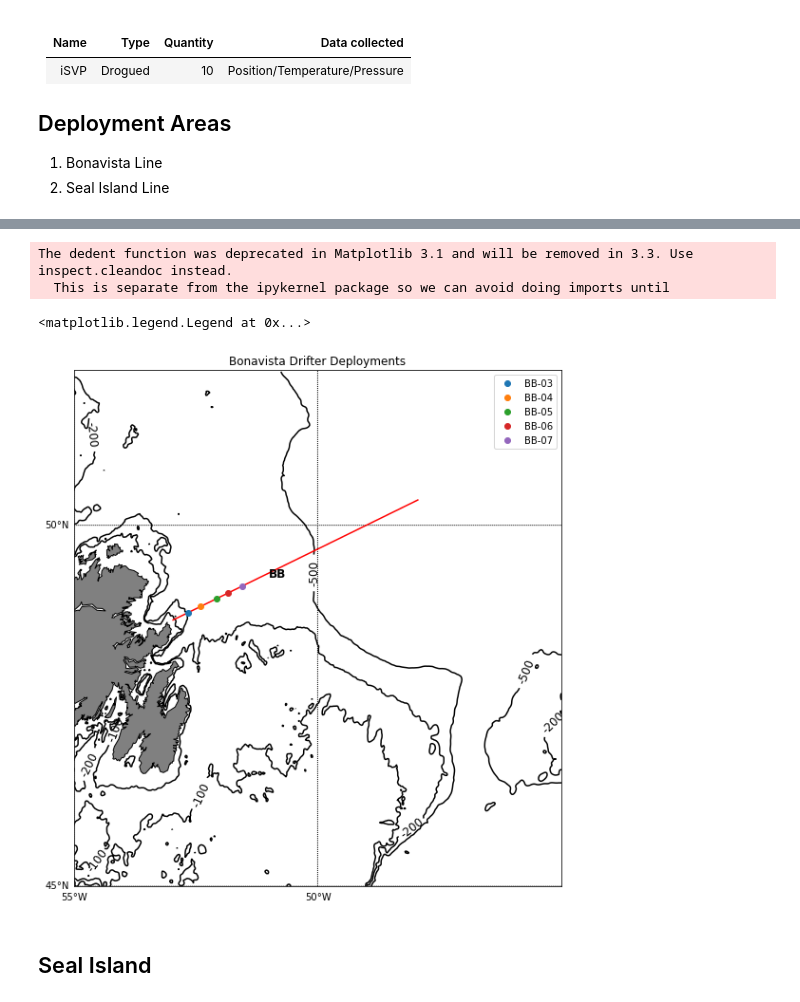
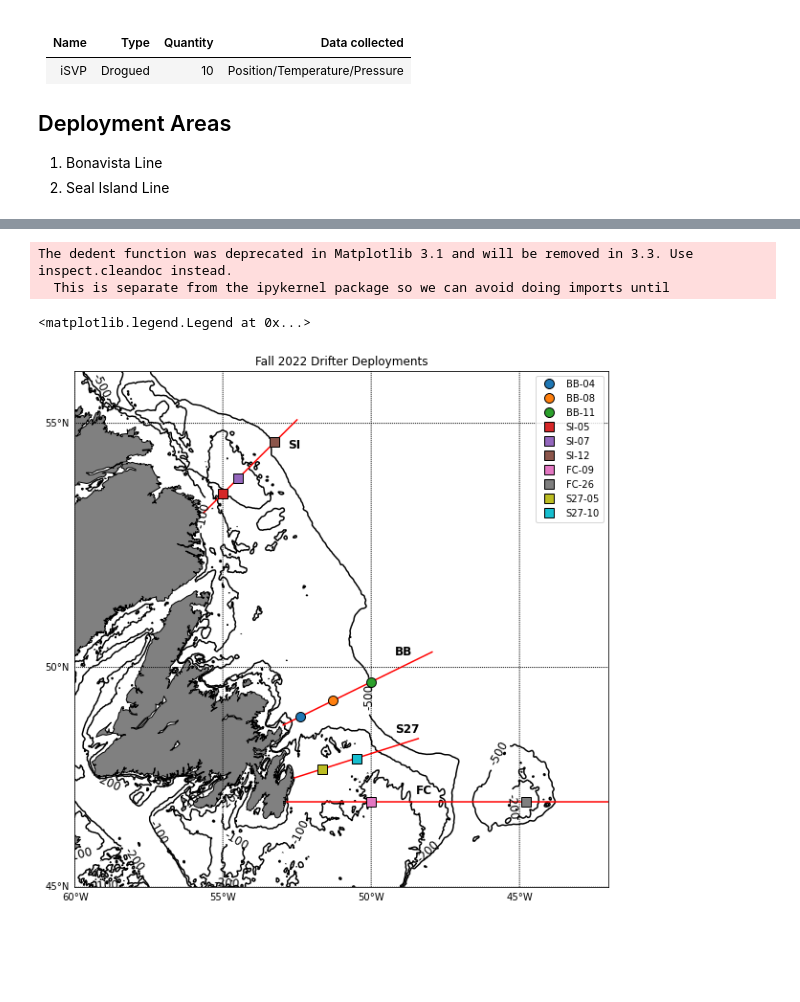
Before and after one commit to nsoontie/ocn_nav, a Jupyter notebook: notebooks/drifters/FallAZMP2022/Fall 2022 AZMP Drifter Deployment Plan.ipynb, the cells around one changed output, grey strips where cells are left out. Cells and saved outputs as stored; diff of their text form; code cells hidden in the pictures; blank space fills up the shorter version.

```diff
--- a/notebooks/drifters/FallAZMP2022/Fall 2022 AZMP Drifter Deployment Plan.ipynb
+++ b/notebooks/drifters/FallAZMP2022/Fall 2022 AZMP Drifter Deployment Plan.ipynb
@@ -31,9 +31,9 @@ import xarray as xr
 %matplotlib inline
 # %%
 lat_min=45
-lon_min=-55
-lat_max=52
-lon_max=-45
+lon_min=-60
+lat_max=56
+lon_max=-42
 # %%
 # Glorys climatology
 f='/ocean/handres/glorys12/Allvars_glorys12_1993-2018_daily10.nc'
@@ -85,7 +85,7 @@ def plot_stations(bmap,ax,stations):
             marker='o'
         else:
             marker = 's'
-        bmap.plot(x,y,marker, label=station)
+        bmap.plot(x,y,marker, label=station, markeredgecolor='k',markersize=10)
 # %%
 def plot_bathymetry(bmap, ax, etopo):
     lons = etopo.x.values
@@ -130,16 +158,17 @@ The dedent function was deprecated in Matplotlib 3.1 and will be removed in 3.3.
 # %%
 fig, ax = plt.subplots(1,1,figsize=(10,10))
 bmap = plot_map(ax)
 plot_transects(bmap, ax, transects)
 plot_stations(bmap, ax, stations)
 plot_bathymetry(bmap, ax, esel)
-ax.text(0.4,0.6, 'BB', fontsize=12,color='k', transform=ax.transAxes,fontweight='bold')
-ax.set_title('Bonavista Drifter Deployments')
-ax.legend()
+ax.text(0.6,0.45, 'BB', fontsize=12,color='k', transform=ax.transAxes,fontweight='bold')
+ax.text(0.4,0.85, 'SI', fontsize=12,color='k', transform=ax.transAxes,fontweight='bold')
+ax.text(0.64,0.18, 'FC', fontsize=12,color='k', transform=ax.transAxes,fontweight='bold')
+ax.text(0.6,0.3, 'S27', fontsize=12,color='k', transform=ax.transAxes,fontweight='bold')
+ax.set_title('Fall 2022 Drifter Deployments')
+ax.legend(loc='upper right')
 # %% [output]
 The dedent function was deprecated in Matplotlib 3.1 and will be removed in 3.3. Use inspect.cleandoc instead.
   This is separate from the ipykernel package so we can avoid doing imports until
 <matplotlib.legend.Legend at 0x...>
-[figure, old version]
+[figure, new version]
-# %% [markdown]
-## Seal Island
```
Also changed, not shown: parts of 10 cells of this notebook.
